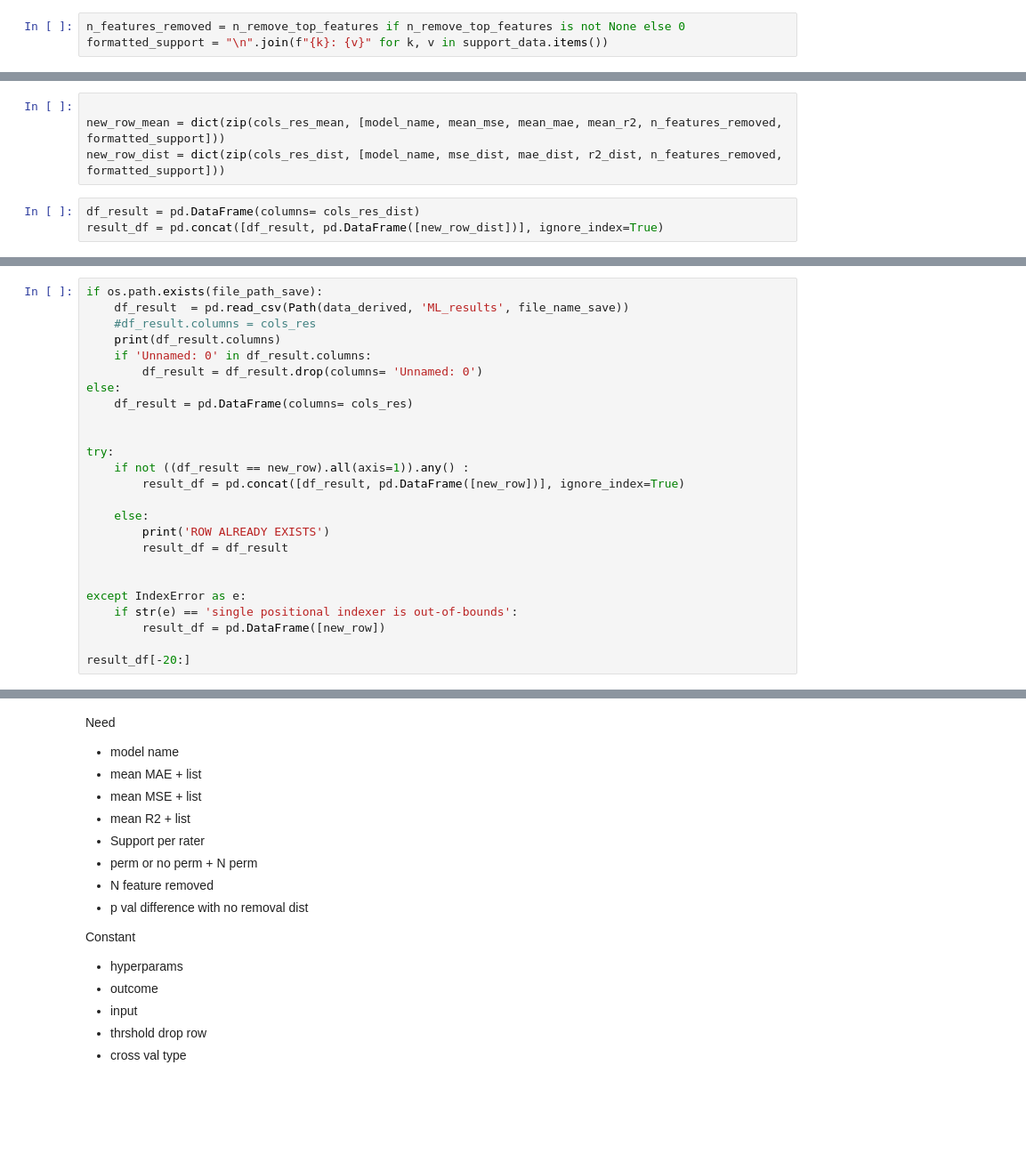
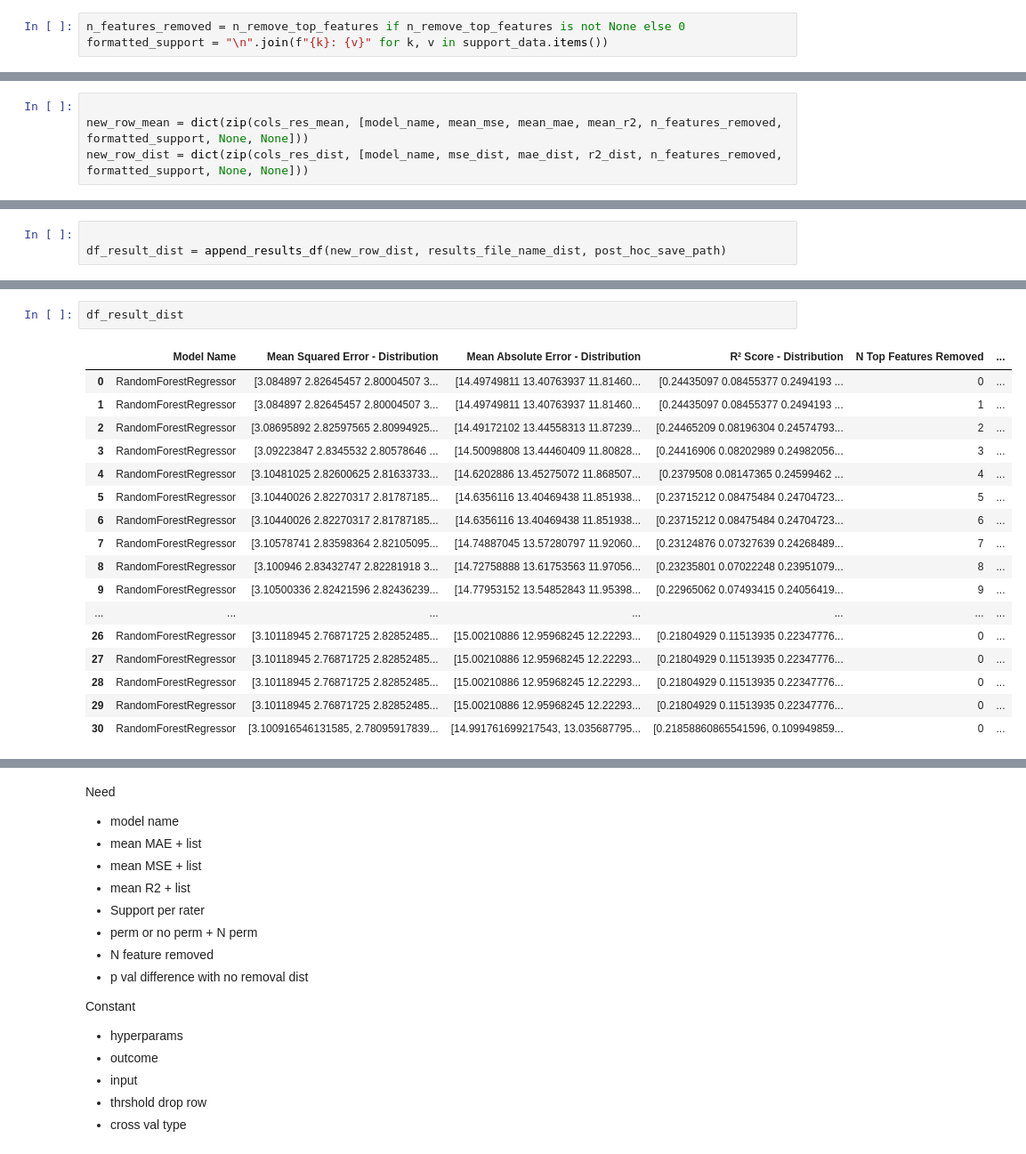
Before and after one commit to ALINA991/ADHD_fMRI, a Jupyter notebook: MTA/ML_analysis_complete.ipynb, the cells around one changed output, grey strips where cells are left out. Shown at 89% size. Drawn from its saved outputs; the diff is of its cells as text; blank space fills up the shorter version.

```diff
--- a/MTA/ML_analysis_complete.ipynb
+++ b/MTA/ML_analysis_complete.ipynb
@@ -697,7 +787,4 @@ formatted_support = "\n".join(f"{k}: {v}" for k, v in support_data.items())
 # %%
 
-new_row_mean = dict(zip(cols_res_mean, [model_name, mean_mse, mean_mae, mean_r2, n_features_removed, formatted_support]))
-new_row_dist = dict(zip(cols_res_dist, [model_name, mse_dist, mae_dist, r2_dist, n_features_removed, formatted_support]))
+new_row_mean = dict(zip(cols_res_mean, [model_name, mean_mse, mean_mae, mean_r2, n_features_removed, formatted_support, None, None]))
+new_row_dist = dict(zip(cols_res_dist, [model_name, mse_dist, mae_dist, r2_dist, n_features_removed, formatted_support, None, None]))
-# %%
-df_result = pd.DataFrame(columns= cols_res_dist)
-result_df = pd.concat([df_result, pd.DataFrame([new_row_dist])], ignore_index=True)
@@ -708,25 +790,0 @@ table_name
-# %%
-if os.path.exists(file_path_save):
-    df_result  = pd.read_csv(Path(data_derived, 'ML_results', file_name_save))
-    #df_result.columns = cols_res
-    print(df_result.columns)
-    if 'Unnamed: 0' in df_result.columns:
-        df_result = df_result.drop(columns= 'Unnamed: 0')
-else:
-    df_result = pd.DataFrame(columns= cols_res)
-
-
-try:
-    if not ((df_result == new_row).all(axis=1)).any() :
-        result_df = pd.concat([df_result, pd.DataFrame([new_row])], ignore_index=True)
-
-    else:
-        print('ROW ALREADY EXISTS')
-        result_df = df_result
-
-
-except IndexError as e:
-    if str(e) == 'single positional indexer is out-of-bounds':
-        result_df = pd.DataFrame([new_row])
-
-result_df[-20:]
@@ -739,0 +880,3 @@ NameError: name 'new_row' is not defined
+# %%
+
+df_result_dist = append_results_df(new_row_dist, results_file_name_dist, post_hoc_save_path)
@@ -739,0 +901,20 @@ NameError: name 'new_row' is not defined
+# %%
+df_result_dist
+# %% [output]
+|  | Model Name | Mean Squared Error - Distribution | Mean Absolute Error - Distribution | R² Score - Distribution | N Top Features Removed | ... |
+| 0 | RandomForestRegressor | [3.084897 2.82645457 2.80004507 3... | [14.49749811 13.40763937 11.81460... | [0.24435097 0.08455377 0.2494193 ... | 0 | ... |
+| 1 | RandomForestRegressor | [3.084897 2.82645457 2.80004507 3... | [14.49749811 13.40763937 11.81460... | [0.24435097 0.08455377 0.2494193 ... | 1 | ... |
+| 2 | RandomForestRegressor | [3.08695892 2.82597565 2.80994925... | [14.49172102 13.44558313 11.87239... | [0.24465209 0.08196304 0.24574793... | 2 | ... |
+| 3 | RandomForestRegressor | [3.09223847 2.8345532 2.80578646 ... | [14.50098808 13.44460409 11.80828... | [0.24416906 0.08202989 0.24982056... | 3 | ... |
+| 4 | RandomForestRegressor | [3.10481025 2.82600625 2.81633733... | [14.6202886 13.45275072 11.868507... | [0.2379508 0.08147365 0.24599462 ... | 4 | ... |
+| 5 | RandomForestRegressor | [3.10440026 2.82270317 2.81787185... | [14.6356116 13.40469438 11.851938... | [0.23715212 0.08475484 0.24704723... | 5 | ... |
+| 6 | RandomForestRegressor | [3.10440026 2.82270317 2.81787185... | [14.6356116 13.40469438 11.851938... | [0.23715212 0.08475484 0.24704723... | 6 | ... |
+| 7 | RandomForestRegressor | [3.10578741 2.83598364 2.82105095... | [14.74887045 13.57280797 11.92060... | [0.23124876 0.07327639 0.24268489... | 7 | ... |
+| 8 | RandomForestRegressor | [3.100946 2.83432747 2.82281918 3... | [14.72758888 13.61753563 11.97056... | [0.23235801 0.07022248 0.23951079... | 8 | ... |
+| 9 | RandomForestRegressor | [3.10500336 2.82421596 2.82436239... | [14.77953152 13.54852843 11.95398... | [0.22965062 0.07493415 0.24056419... | 9 | ... |
+| ... | ... | ... | ... | ... | ... | ... |
+| 26 | RandomForestRegressor | [3.10118945 2.76871725 2.82852485... | [15.00210886 12.95968245 12.22293... | [0.21804929 0.11513935 0.22347776... | 0 | ... |
+| 27 | RandomForestRegressor | [3.10118945 2.76871725 2.82852485... | [15.00210886 12.95968245 12.22293... | [0.21804929 0.11513935 0.22347776... | 0 | ... |
+| 28 | RandomForestRegressor | [3.10118945 2.76871725 2.82852485... | [15.00210886 12.95968245 12.22293... | [0.21804929 0.11513935 0.22347776... | 0 | ... |
+| 29 | RandomForestRegressor | [3.10118945 2.76871725 2.82852485... | [15.00210886 12.95968245 12.22293... | [0.21804929 0.11513935 0.22347776... | 0 | ... |
+| 30 | RandomForestRegressor | [3.100916546131585, 2.78095917839... | [14.991761699217543, 13.035687795... | [0.21858860865541596, 0.109949859... | 0 | ... |
```
Also changed, not shown: parts of 43 cells of this notebook, 1 other file.
